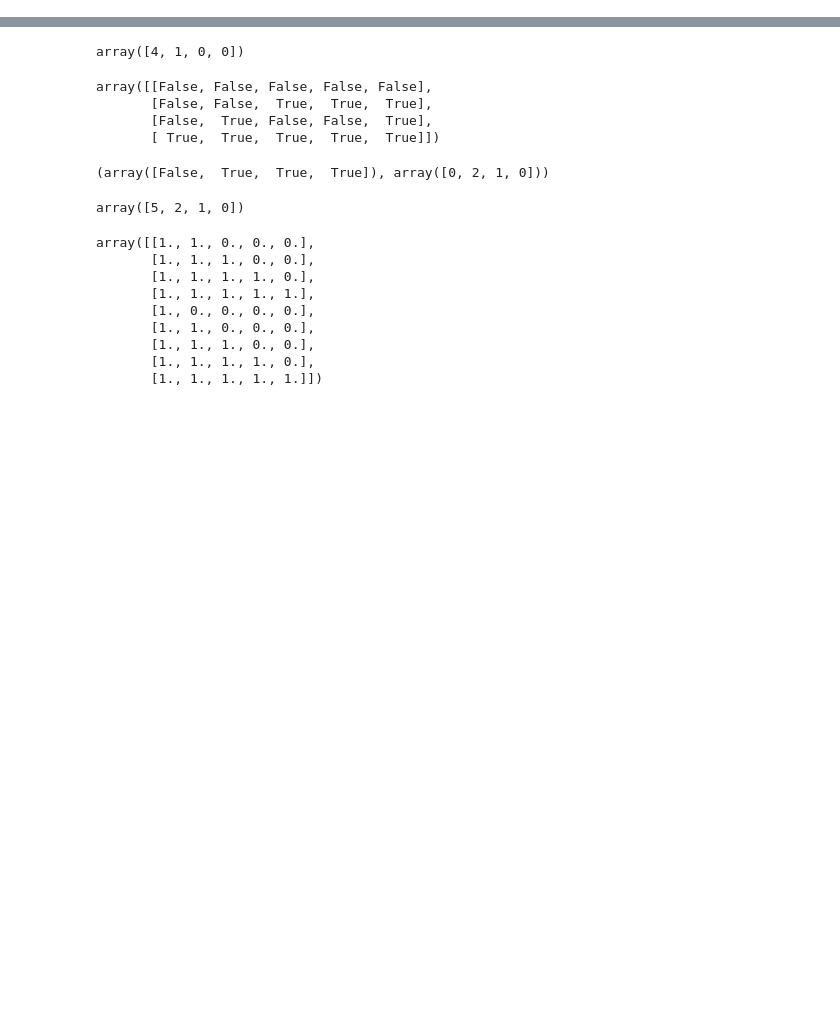
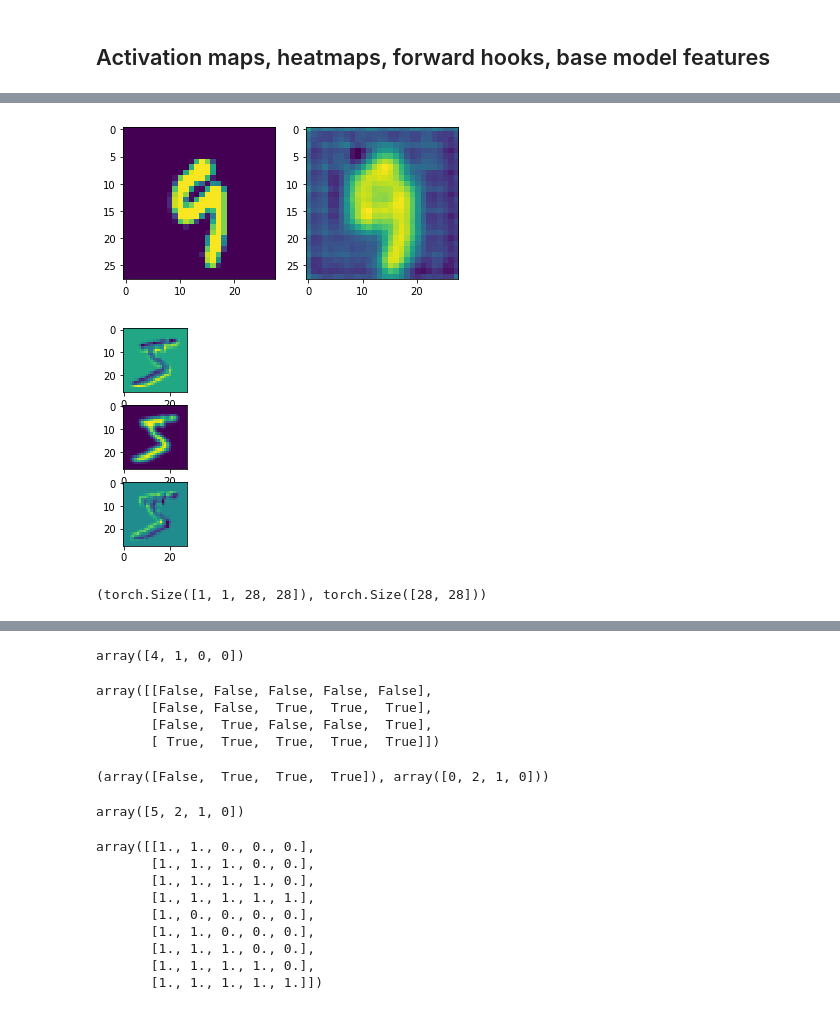
Before and after one commit to pyaf/Image-classification-pytorch, a Jupyter notebook: notebooks/test.ipynb, the cells around one changed output, grey strips where cells are left out. Saved outputs shown, nothing was run; the diff lists cells and outputs as text; code cells hidden in the pictures; blank space fills up the shorter version.

```diff
--- a/notebooks/test.ipynb
+++ b/notebooks/test.ipynb
@@ -27 +31,68 @@ os.environ['CUDA_VISIBLE_DEVICES']=""
 %matplotlib inline
+# %% [markdown]
+## Activation maps, heatmaps, forward hooks, base model features
+# %%
+import torch
+import torch.nn as nn
+import torch.optim as optim
+import torch.nn.functional as F
+from torch.utils.data import DataLoader
+
+import torchvision.transforms as transforms
+import torchvision.datasets as datasets
+
+import matplotlib.pyplot as plt
+
+
+class MyModel(nn.Module):
+    def __init__(self):
+        super(MyModel, self).__init__()
+        self.conv1 = nn.Conv2d(1, 3, 3, 1, 1)
+        self.pool1 = nn.MaxPool2d(2)
+        self.conv2 = nn.Conv2d(3, 6, 3, 1, 1)
+        self.pool2 = nn.MaxPool2d(2)
+
+        self.conv_trans1 = nn.ConvTranspose2d(6, 3, 4, 2, 1)
+        self.conv_trans2 = nn.ConvTranspose2d(3, 1, 4, 2, 1)
+
+    def forward(self, x):
+        x = F.relu(self.pool1(self.conv1(x)))
+        x = F.relu(self.pool2(self.conv2(x)))
+        x = F.relu(self.conv_trans1(x))
+        x = self.conv_trans2(x)
+        return x
+
+dataset = datasets.MNIST(
+    root='PATH',
+    transform=transforms.ToTensor(),
+    download=True
+)
+loader = DataLoader(
+    dataset,
+    num_workers=2,
+    batch_size=8,
+    shuffle=True
+)
+
+model = MyModel()
+criterion = nn.BCEWithLogitsLoss()
+optimizer = optim.Adam(model.parameters(), lr=1e-3)
+
+epochs = 1
+for epoch in range(epochs):
+    for batch_idx, (data, target) in enumerate(loader):
+        optimizer.zero_grad()
+        output = model(data)
+        loss = criterion(output, data)
+        loss.backward()
+        optimizer.step()
+
+        print('Epoch {}, Batch idx {}, loss {}'.format(
+            epoch, batch_idx, loss.item()))
+
+
+def normalize_output(img):
+    img = img - img.min()
+    img = img / img.max()
+    return img
+# %% [output]
@@ -27,0 +116,6 @@ os.environ['CUDA_VISIBLE_DEVICES']=""
+[figure, added]
+[figure, added]
+# %%
+output.shape, pred.shape
+# %% [output]
+(torch.Size([1, 1, 28, 28]), torch.Size([28, 28]))
```
Also changed, not shown: parts of 33 cells of this notebook, 16 other files.
